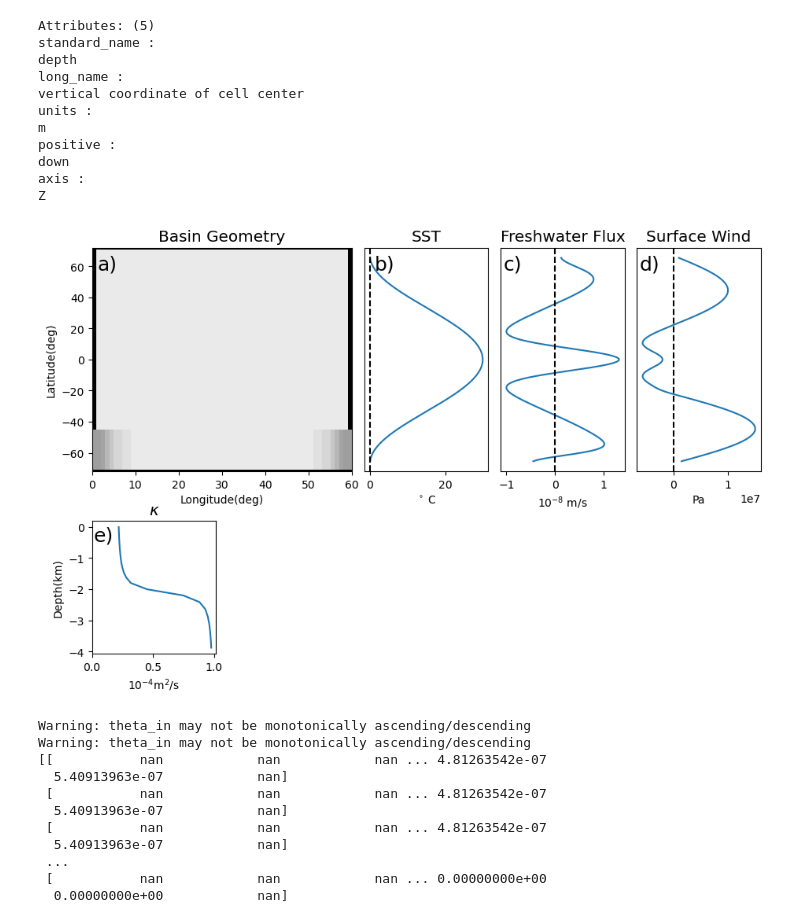
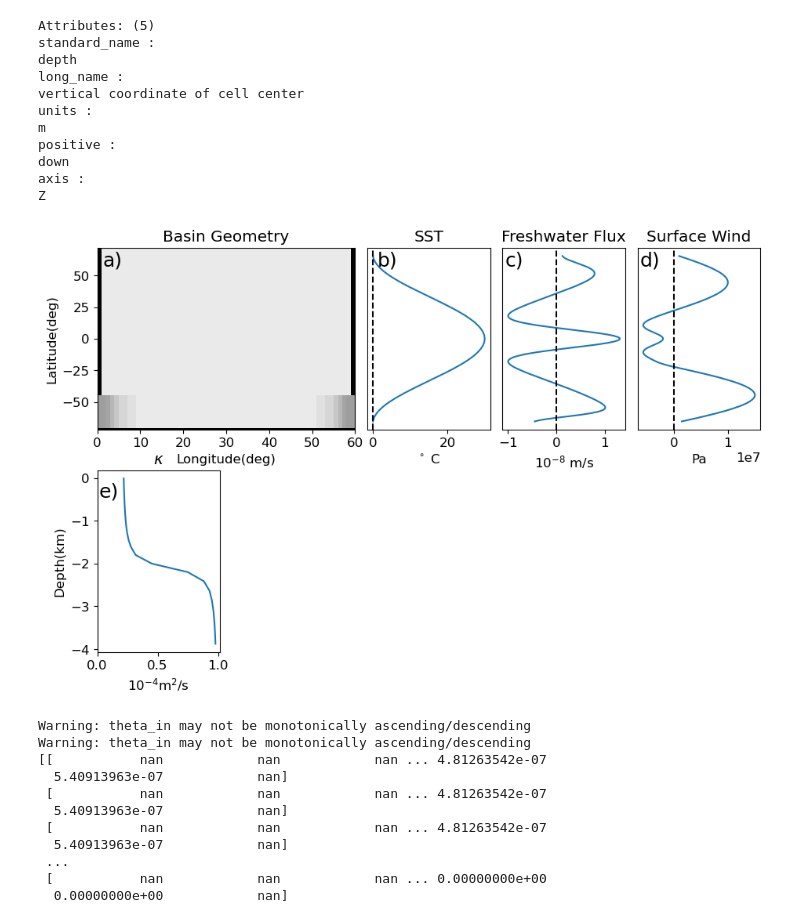
Before and after one commit to anthony-meza/test_age_framework, a Jupyter notebook: single_basin_production_figures.ipynb, the cells around one changed output. Cells and saved outputs as stored; diff of their text form; code cells hidden in the pictures.

```diff
--- a/single_basin_production_figures.ipynb
+++ b/single_basin_production_figures.ipynb
@@ -61,0 +82,9 @@ myfigsize=(10,6)
+# %%
+metrics = {
+            ('X',): ['dxC', 'dxG'], # X distances
+            ('Y',): ['dyC', 'dyG'], # Y distances
+            ('Z',): ['drF', 'drC'], # Z distances
+            ('X', 'Y'): ['rA', 'rAz', 'rAs', 'rAw'] # Areas
+        }
+tgrid=xgcm.Grid(dsGM2x, periodic=['X'], metrics=metrics)
+tgrid
@@ -585,11 +633,11 @@ Z
 
 #make a figure
 fig=plt.figure(figsize=myfigsize)
-ax1=plt.subplot2grid((5, 5), (0, 0),colspan=2,rowspan=3)
-ax2=plt.subplot2grid((5, 5), (0, 2),rowspan=3)
-ax3=plt.subplot2grid((5,5),  (0, 3),rowspan=3)
-ax4=plt.subplot2grid((5,5 ), (0, 4),rowspan=3)
-ax5=plt.subplot2grid((5,5 ), (3, 0),rowspan=2)
+ax1=plt.subplot2grid((6, 5), (0, 0),colspan=2,rowspan=3)
+ax2=plt.subplot2grid((6, 5), (0, 2),rowspan=3)
+ax3=plt.subplot2grid((6,5),  (0, 3),rowspan=3)
+ax4=plt.subplot2grid((6,5 ), (0, 4),rowspan=3)
+ax5=plt.subplot2grid((6,5 ), (3, 0),rowspan=3)
 plt.rc('font', size=12)
 fig.tight_layout()
 
@@ -668,34 +716,34 @@ sstfile=Path(datadirRedi2x+"/taux_Atlonly.bin")
 EmP=0*dsGM2x.Depth
 EmP=EmP+xmitgcm.utils.read_raw_data(sstfile,np.dtype('>f'),dsGM2x.rA.shape)
 (EmP.where(RunGM2x.sst!=0).mean('XC')*1e8).plot(y='YC')
 plt.xlabel('Pa')
 plt.ylabel('')
 plt.title("Surface Wind")
 plt.gca().set_yticks([])
 plt.subplots_adjust(wspace=0.1,hspace=1.2,bottom=0.1,right=0.9)
 plt.axvline(x=0,color='k',linestyle='dashed')
 plt.annotate("d)",xy=(0.02,0.9),xycoords="axes fraction",fontsize=18)
 #plt.gca().set_xticks([])
 
 plt.sca(ax5)
 
 plt.plot(Runctr.kdia3d[:,0,0]*10000,Runctr.ds.Z/1000)
 plt.ylabel('Depth(km)')
 plt.xlabel(r'$10^{-4}$m$^2$/s')
 plt.xlim(left=0)
 #sstfile=Path(datadirRedi2x+"/EmP_Atlonly.bin")
 #EmP=0*dsGM2x.Depth
 #EmP=EmP+xmitgcm.utils.read_raw_data(sstfile,np.dtype('>f'),dsGM2x.rA.shape)
 #(-EmP.where(RunGM2x.sst!=0).mean('XC')*1e8).plot(y='YC')
 #plt.xlabel('$10^{-8}$ m/s')
 #plt.ylabel('')
 #plt.gca().set_yticks([])
 plt.title(r'$\kappa$')
 plt.annotate("e)",xy=(0.01,0.85),xycoords="axes fraction",fontsize=18)
 
 fig.savefig(Path(savedir+'model_config.pdf'), bbox_inches='tight')
 # %% [output]
-[figure, old version]
+[figure, new version]
 # %%
 
 layers1_bounds_streamfunc=[29,
```
Also changed, not shown: parts of 21 cells of this notebook, 4 other files.
